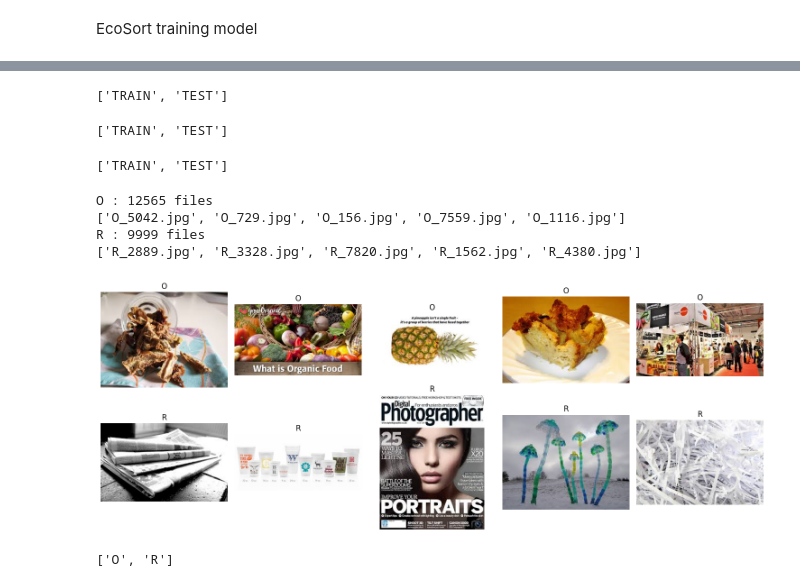
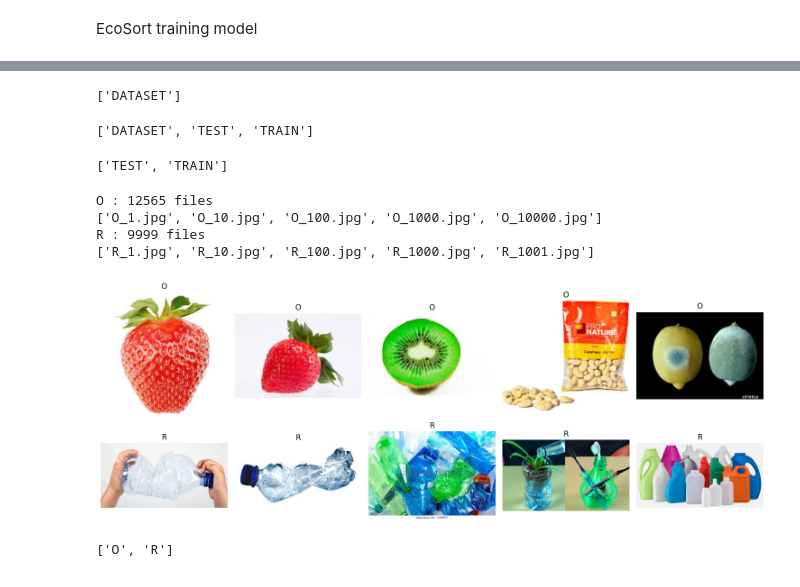
Before and after one commit to JacinthUlpiah/EcoSort-Waste-Classification-System, a Jupyter notebook: notebooks/01_train_ecosort_CUDA.ipynb, the cells around one changed output, grey strips where cells are left out. Saved outputs shown, nothing was run; the diff lists cells and outputs as text; code cells hidden in the pictures.

```diff
--- a/notebooks/01_train_ecosort_CUDA.ipynb
+++ b/notebooks/01_train_ecosort_CUDA.ipynb
@@ -46,44 +40,44 @@ Current working directory: /home/emb/Desktop/MAPUA/6th year/1st Qtr/CPE178P/EcoS
 # %%
-path = r"/home/emb/.cache/kagglehub/datasets/techsash/waste-classification-data/versions/1/DATASET"
+path = r"e:\AaSchool\MAPUA\6th year\1st Qtr\CPE178P\Final Project\waste-classification-data\versions\1"
 print(os.listdir(path))
 # %% [output]
-['TRAIN', 'TEST']
+['DATASET']
 # %%
 print(os.listdir(os.path.join(path, "DATASET")))
 # %% [output]
-['TRAIN', 'TEST']
+['DATASET', 'TEST', 'TRAIN']
 # %%
-print(os.listdir(os.path.join(path, "DATASET")))
+print(os.listdir(os.path.join(path, "dataset", "DATASET")))
 # %% [output]
-['TRAIN', 'TEST']
+['TEST', 'TRAIN']
 # %%
 for category in ["O", "R"]:
-    folder = os.path.join(path, "TRAIN", category)
+    folder = os.path.join(path, "dataset", "TRAIN", category)
     print(category, ":", len(os.listdir(folder)), "files")
     print(os.listdir(folder)[:5])
 # %% [output]
 O : 12565 files
-['O_5042.jpg', 'O_729.jpg', 'O_156.jpg', 'O_7559.jpg', 'O_1116.jpg']
+['O_1.jpg', 'O_10.jpg', 'O_100.jpg', 'O_1000.jpg', 'O_10000.jpg']
 R : 9999 files
-['R_2889.jpg', 'R_3328.jpg', 'R_7820.jpg', 'R_1562.jpg', 'R_4380.jpg']
+['R_1.jpg', 'R_10.jpg', 'R_100.jpg', 'R_1000.jpg', 'R_1001.jpg']
 # %%
-train_path = os.path.join(path, "TRAIN")
+train_path = os.path.join(path, "dataset", "TRAIN")
 
 fig, axes = plt.subplots(2, 5, figsize=(15, 6))
 
 for row, category in enumerate(["O", "R"]):
     folder = os.path.join(train_path, category)
     files = os.listdir(folder)[:5]
 
     for col, filename in enumerate(files):
         img = Image.open(os.path.join(folder, filename))
 
         axes[row, col].imshow(img)
         axes[row, col].set_title(category)
         axes[row, col].axis("off")
 
 plt.tight_layout()
 plt.show()
 # %% [output]
-[figure, old version]
+[figure, new version]
 # %%
```
Also changed, not shown: parts of 20 cells of this notebook.
